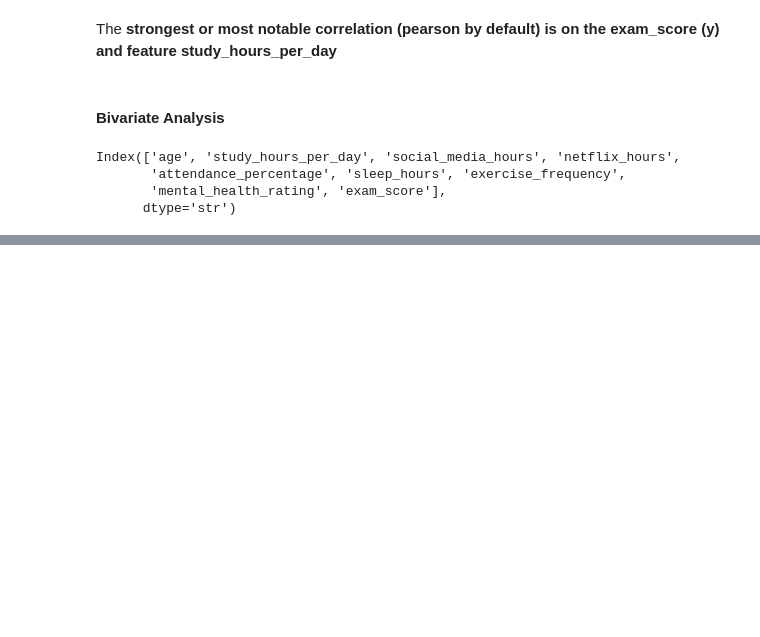
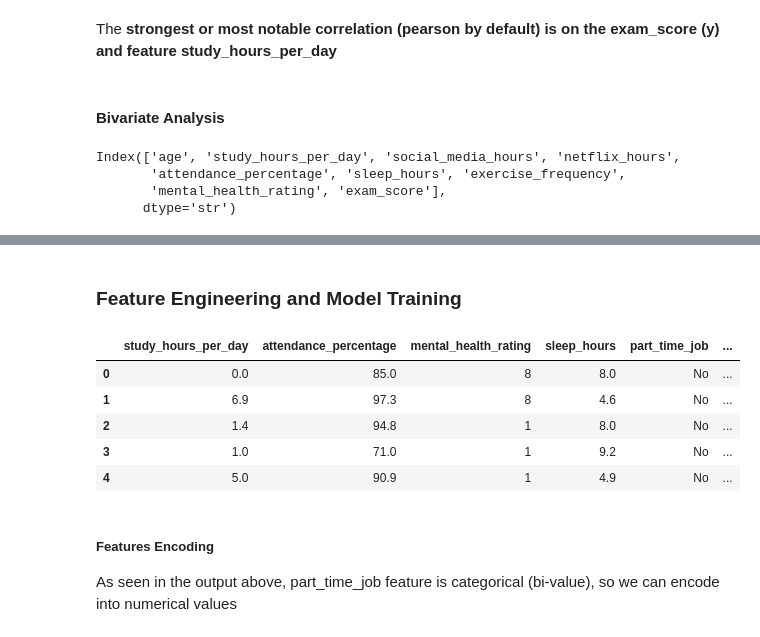
Before and after one commit to jmb-python-developer/ML-01-exam-scores-prediction, a Jupyter notebook: notebook.ipynb, the cells around one changed output, grey strips where cells are left out. Drawn from its saved outputs; the diff is of its cells as text; code cells hidden in the pictures; blank space fills up the shorter version.

Commit message:
Up to an beginning of Feature Engineering and Model Training

```diff
--- a/notebook.ipynb
+++ b/notebook.ipynb
@@ -195,0 +224,2 @@ for feature in numerical_features:
+# %% [markdown]
+### Feature Engineering and Model Training
@@ -195,0 +234,21 @@ for feature in numerical_features:
+# %%
+# Constrain for now the features we suspect might yield a better prediction (this can be an iterative process based on EDA and a more profound EDA analysis)
+features = ["study_hours_per_day", "attendance_percentage", "mental_health_rating", "sleep_hours", "part_time_job"]
+# Set the target variable as exam_score
+target = "exam_score"
+# %%
+df_model = df[features + [target]].copy()
+# %%
+# Peek at the df used for the model -iteration V0-
+df_model.head()
+# %% [output]
+|  | study_hours_per_day | attendance_percentage | mental_health_rating | sleep_hours | part_time_job | ... |
+| 0 | 0.0 | 85.0 | 8 | 8.0 | No | ... |
+| 1 | 6.9 | 97.3 | 8 | 4.6 | No | ... |
+| 2 | 1.4 | 94.8 | 1 | 8.0 | No | ... |
+| 3 | 1.0 | 71.0 | 1 | 9.2 | No | ... |
+| 4 | 5.0 | 90.9 | 1 | 4.9 | No | ... |
+# %% [markdown]
+##### Features Encoding
+
+As seen in the output above, part_time_job feature is categorical (bi-value), so we can encode into numerical values
```
Also changed, not shown: parts of 4 cells of this notebook.
